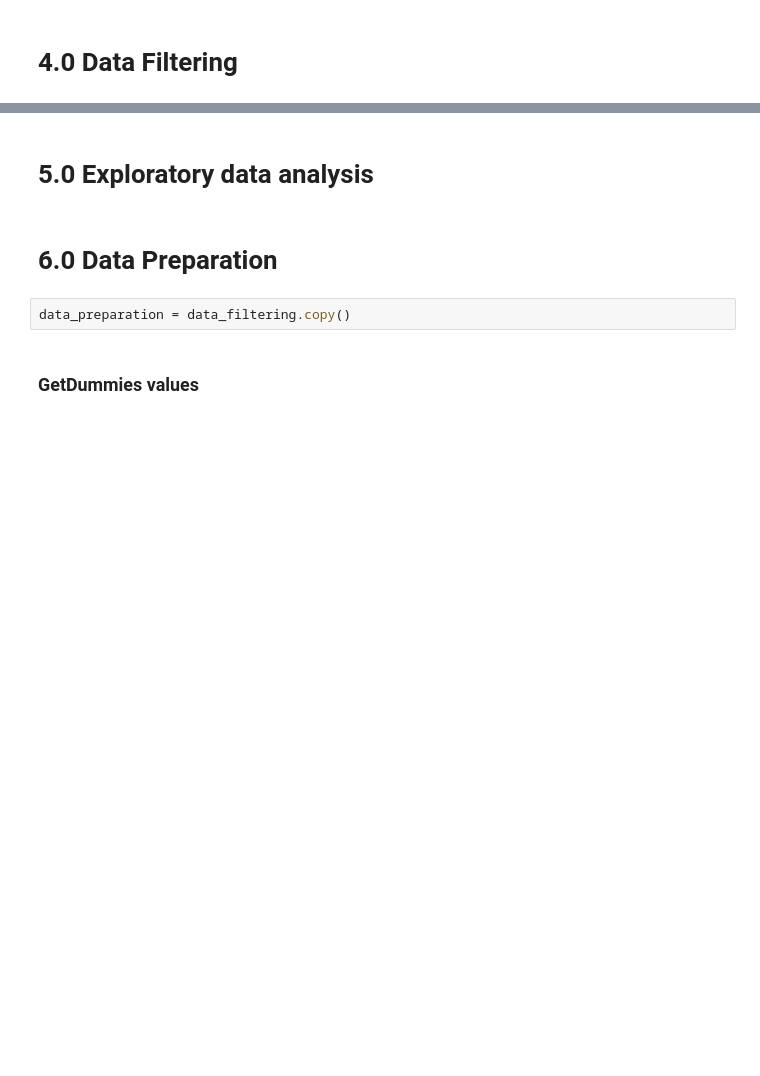
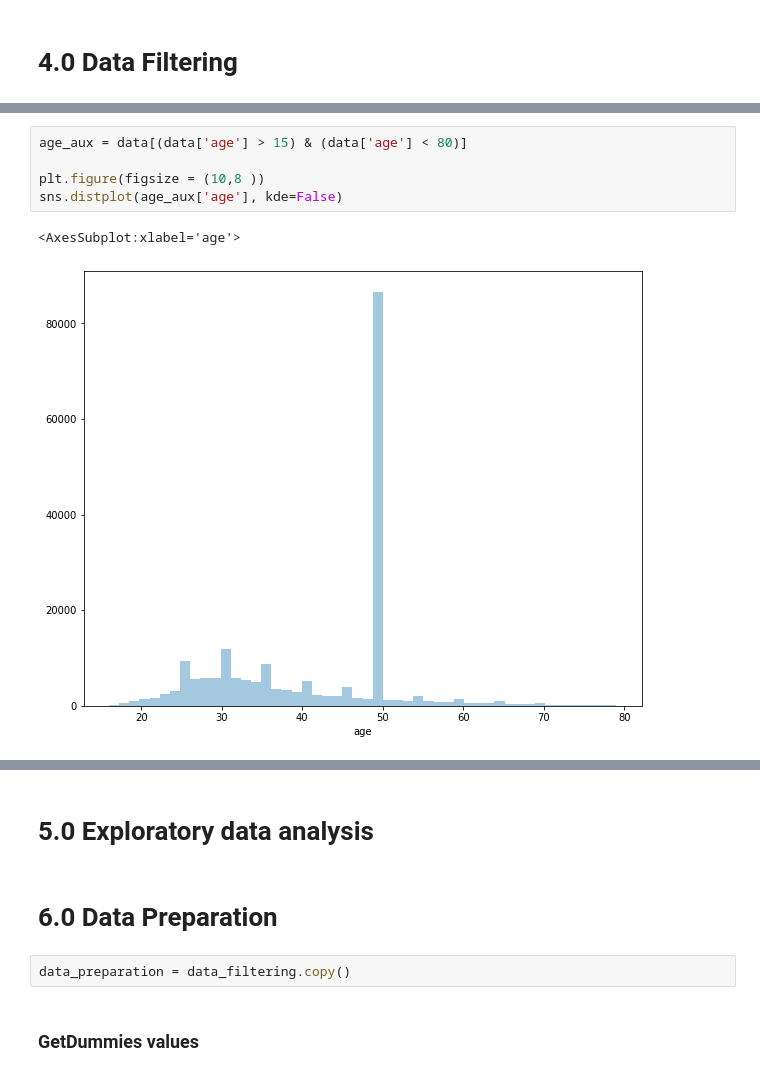
Before and after one commit to wrferreira1003/Study_airbnb_predict_first_booking, a Jupyter notebook: notebooks/ciclo004_Feature_Engineering.ipynb, the cells around one changed output, grey strips where cells are left out. Cells and saved outputs as stored; diff of their text form; blank space fills up the shorter version.

```diff
--- a/notebooks/ciclo004_Feature_Engineering.ipynb
+++ b/notebooks/ciclo004_Feature_Engineering.ipynb
@@ -306,0 +430,8 @@ data_filtering = data.copy()
+# %%
+age_aux = data[(data['age'] > 15) & (data['age'] < 80)]
+
+plt.figure(figsize = (10,8 ))
+sns.distplot(age_aux['age'], kde=False)
+# %% [output]
+<AxesSubplot:xlabel='age'>
+[figure, added]
```
Also changed, not shown: parts of 38 cells of this notebook, 1 other file.
